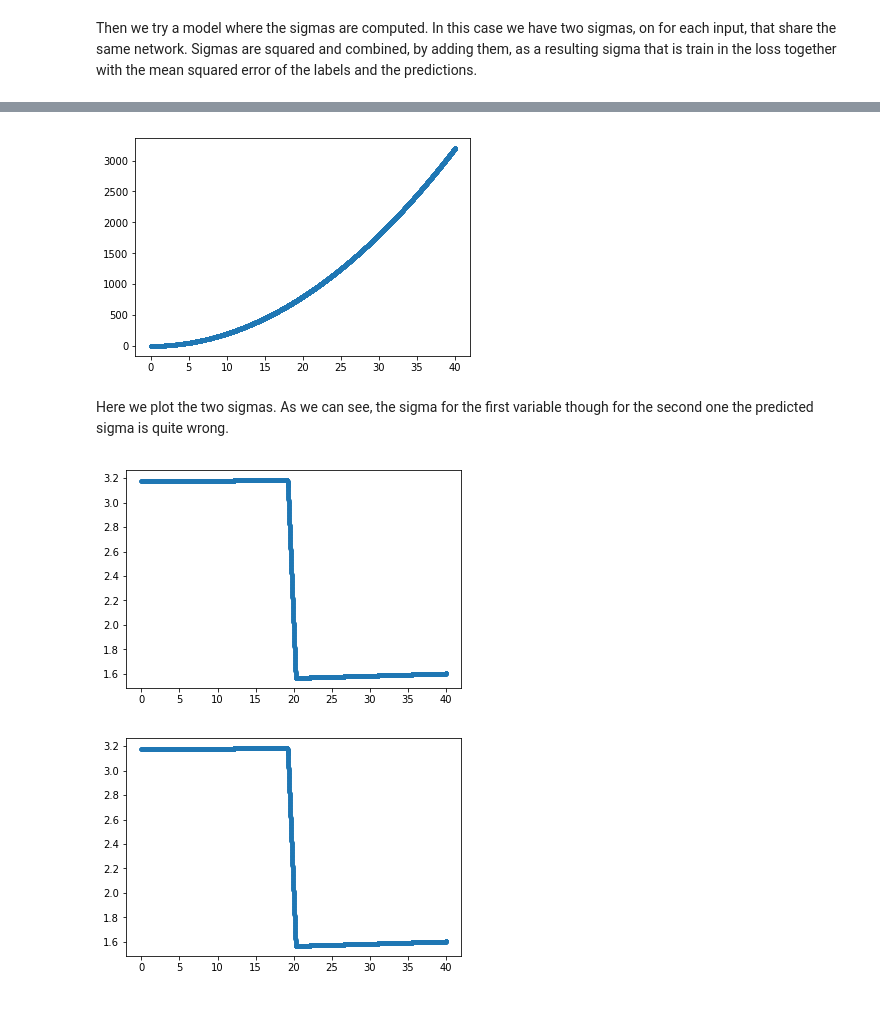
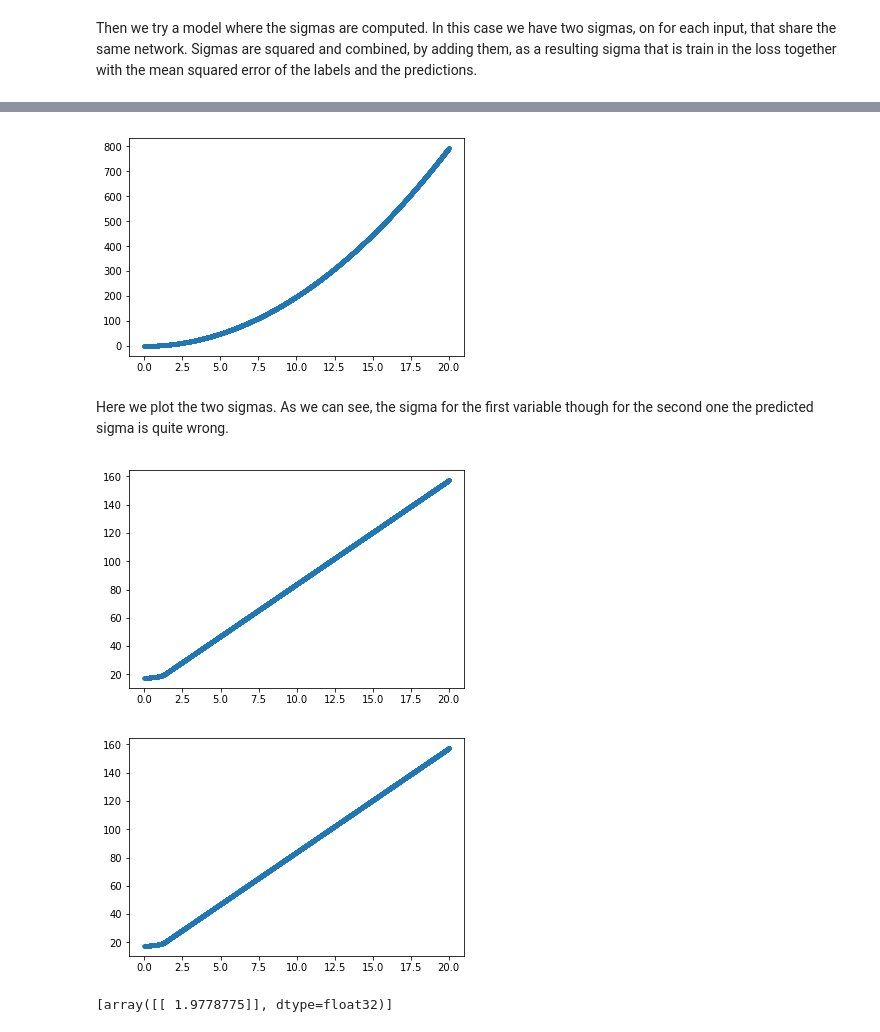
Before and after one commit to menajosep/uncertainty_basic_examples, a Jupyter notebook: Uncertainty Basic Example 2 inputs.ipynb, the cells around one changed output, grey strips where cells are left out. Drawn from its saved outputs; the diff is of its cells as text; code cells hidden in the pictures.

```diff
--- a/Uncertainty Basic Example 2 inputs.ipynb
+++ b/Uncertainty Basic Example 2 inputs.ipynb
@@ -152,23 +143,27 @@ Epoch 2000/2000
 <keras.callbacks.History at 0x...>
 # %%
-result = model.predict([x_final,z_final])
-plt.plot(x_final, result[:,0],'.')
+result = model.predict([x,z])
+plt.plot(x, result[:,0],'.')
 plt.show()
 # %% [output]
-[figure, old version]
+[figure, new version]
 # %% [markdown]
 Here we plot the two sigmas. As we can see, the sigma for the first variable though for the second one the predicted sigma is quite wrong.
 # %%
 model_sigmas_x = Model(inputs=[input1], outputs=sigma1)
-sigmas_x = model_sigmas_x.predict(x_final)
+sigmas_x = model_sigmas_x.predict(x)
 sigmas_x
-plt.plot(x_final, np.abs(sigmas_x),'.')
+plt.plot(x, np.abs(sigmas_x),'.')
 plt.show()
 model_sigmas_z = Model(inputs=[input2], outputs=sigma2)
-sigmas_z = model_sigmas_z.predict(z_final)
+sigmas_z = model_sigmas_z.predict(z)
 sigmas_z
-plt.plot(z_final, np.abs(sigmas_z),'.')
+plt.plot(z, np.abs(sigmas_z),'.')
 plt.show()
 # %% [output]
-[figure, old version]
+[figure, new version]
-[figure, old version]
+[figure, new version]
+# %%
+model.layers[8].get_weights()
+# %% [output]
+[array([[ 1.9778775]], dtype=float32)]
```
Also changed, not shown: parts of 8 cells of this notebook, 2 other files.
